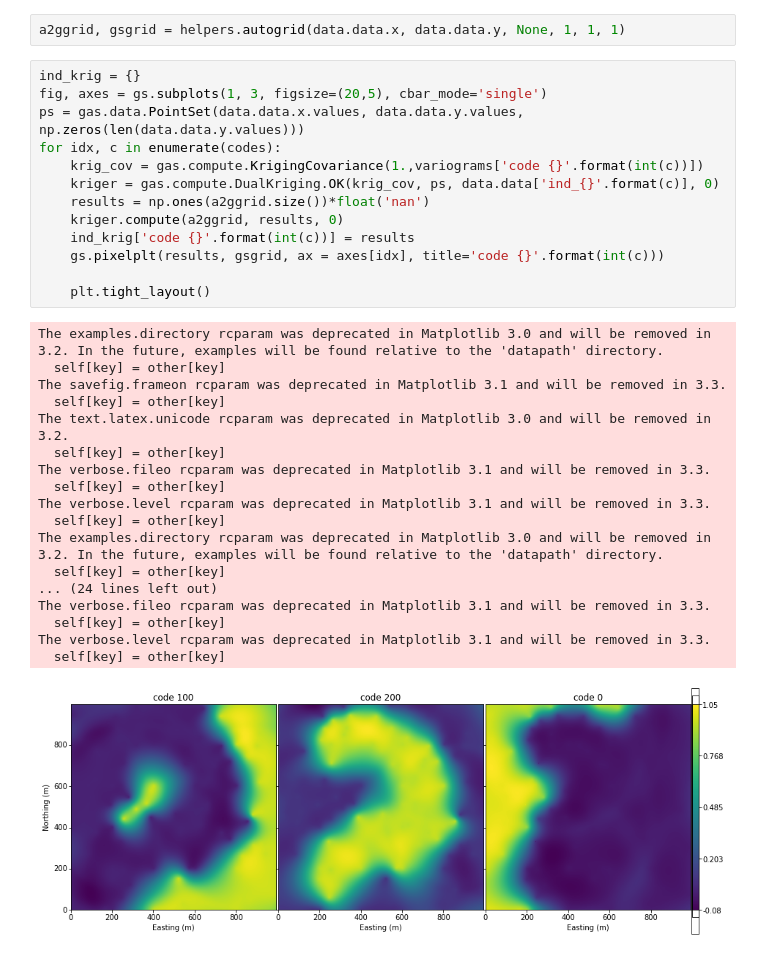
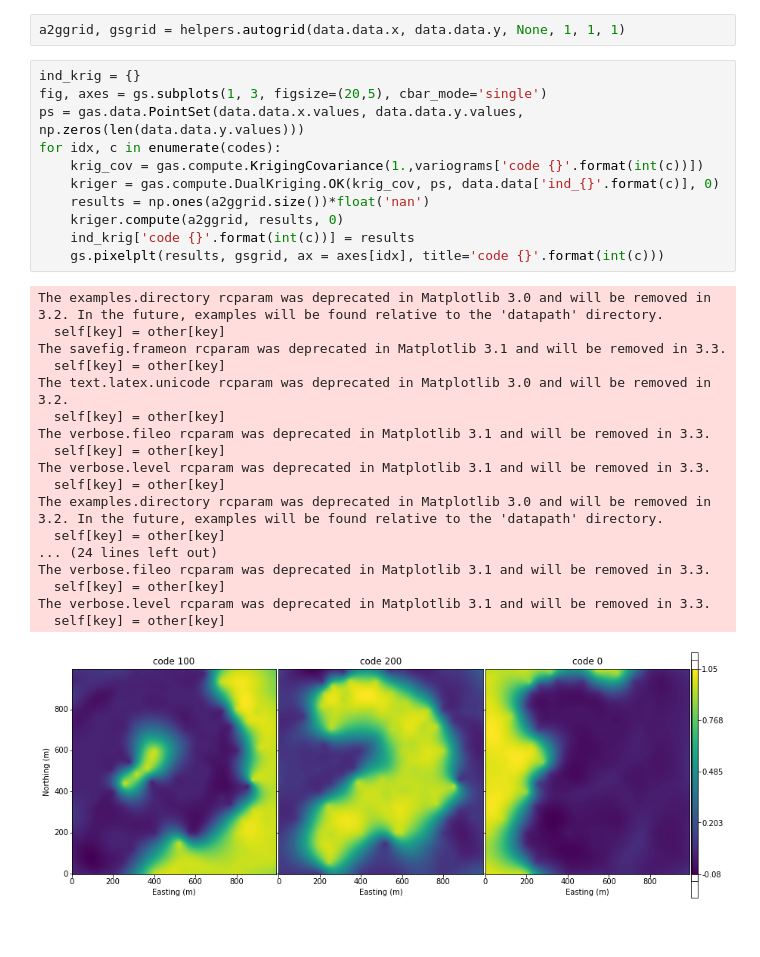
Before and after one commit to Sandy4321/p-fields_simulation, a Jupyter notebook: toy_example.ipynb, the cells around one changed output. Cells and saved outputs as stored; diff of their text form.

```diff
--- a/toy_example.ipynb
+++ b/toy_example.ipynb
@@ -82,32 +82,30 @@ a2ggrid, gsgrid = helpers.autogrid(data.data.x, data.data.y, None, 1, 1, 1)
 # %%
 ind_krig = {}
 fig, axes = gs.subplots(1, 3, figsize=(20,5), cbar_mode='single')
 ps = gas.data.PointSet(data.data.x.values, data.data.y.values, np.zeros(len(data.data.y.values)))
 for idx, c in enumerate(codes):
     krig_cov = gas.compute.KrigingCovariance(1.,variograms['code {}'.format(int(c))])
     kriger = gas.compute.DualKriging.OK(krig_cov, ps, data.data['ind_{}'.format(c)], 0)
     results = np.ones(a2ggrid.size())*float('nan')
     kriger.compute(a2ggrid, results, 0)
     ind_krig['code {}'.format(int(c))] = results
     gs.pixelplt(results, gsgrid, ax = axes[idx], title='code {}'.format(int(c)))
-
-    plt.tight_layout()
 # %% [output]
 The examples.directory rcparam was deprecated in Matplotlib 3.0 and will be removed in 3.2. In the future, examples will be found relative to the 'datapath' directory.
   self[key] = other[key]
 The savefig.frameon rcparam was deprecated in Matplotlib 3.1 and will be removed in 3.3.
   self[key] = other[key]
 The text.latex.unicode rcparam was deprecated in Matplotlib 3.0 and will be removed in 3.2.
   self[key] = other[key]
 The verbose.fileo rcparam was deprecated in Matplotlib 3.1 and will be removed in 3.3.
   self[key] = other[key]
 The verbose.level rcparam was deprecated in Matplotlib 3.1 and will be removed in 3.3.
   self[key] = other[key]
 The examples.directory rcparam was deprecated in Matplotlib 3.0 and will be removed in 3.2. In the future, examples will be found relative to the 'datapath' directory.
   self[key] = other[key]
 ... (24 lines left out)
 The verbose.fileo rcparam was deprecated in Matplotlib 3.1 and will be removed in 3.3.
   self[key] = other[key]
 The verbose.level rcparam was deprecated in Matplotlib 3.1 and will be removed in 3.3.
   self[key] = other[key]
-[figure, old version]
+[figure, new version]
```
